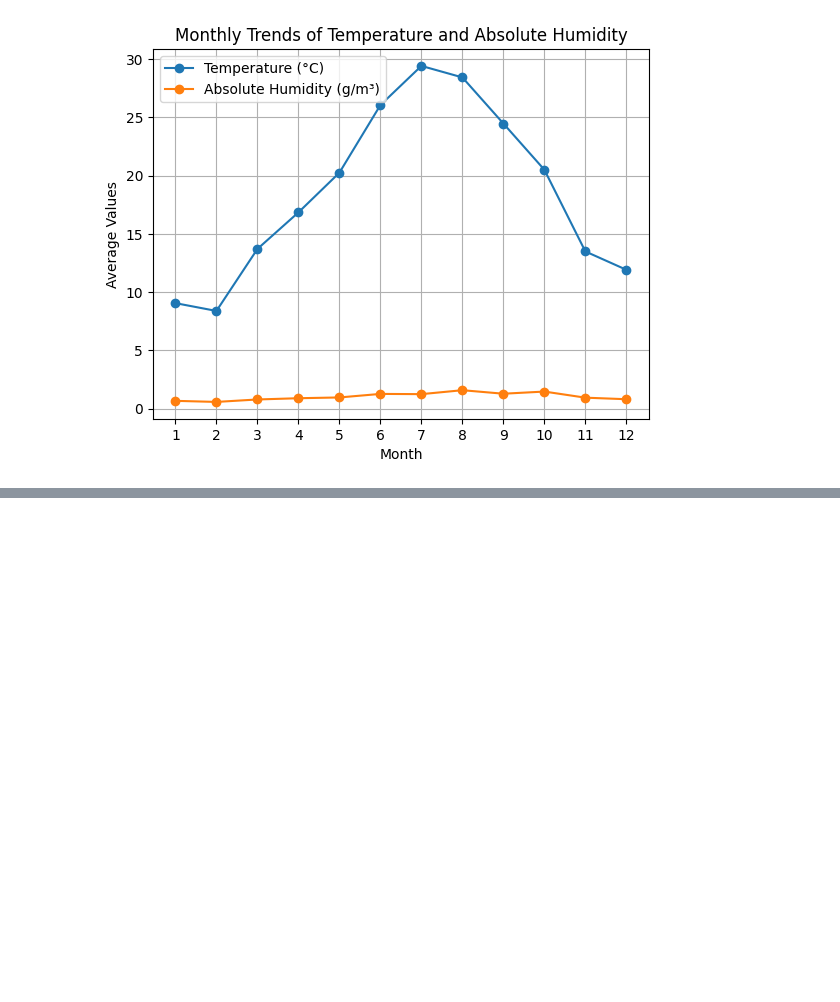
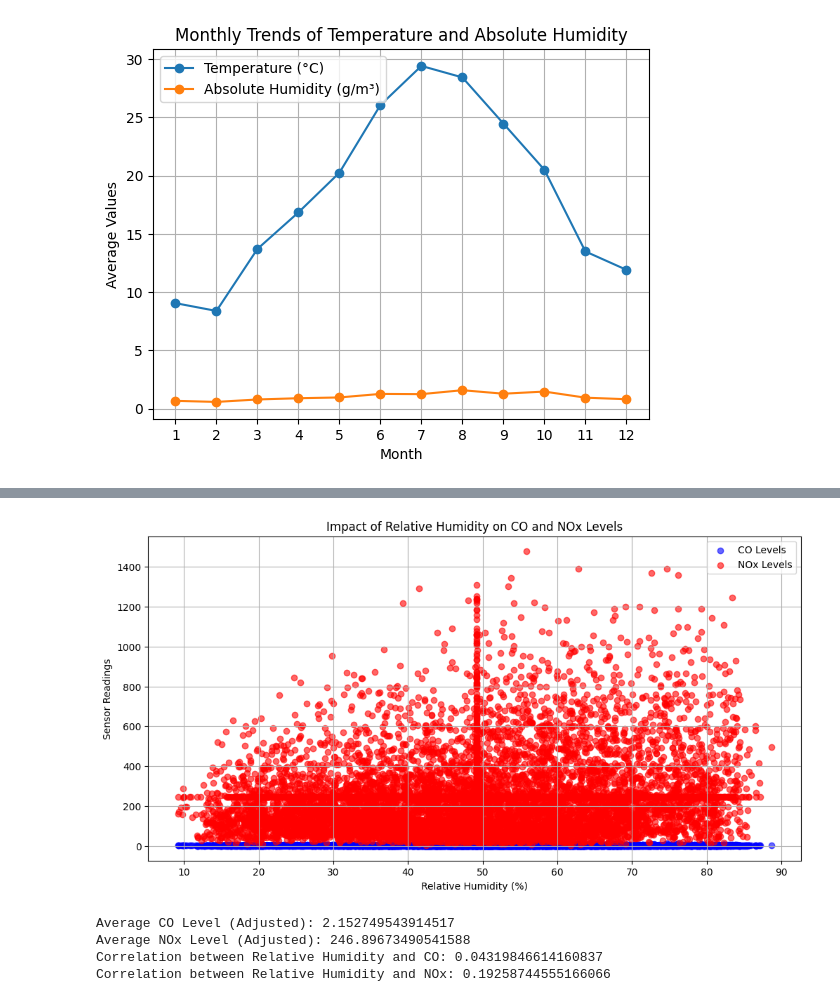
Before and after one commit to kankekarsaurabh/project, a Jupyter notebook: plot.ipynb, the cells around one changed output, grey strips where cells are left out. Cells and saved outputs as stored; diff of their text form; code cells hidden in the pictures; blank space fills up the shorter version.

```diff
--- a/plot.ipynb
+++ b/plot.ipynb
@@ -314,0 +304,48 @@ ValueError: attempt to get argmax of an empty sequence
+# %%
+
+#QUestion 5
+import pandas as pd
+import matplotlib.pyplot as plt
+
+# Load the dataset
+
+# Load the dataset
+file_path = '/Users/saurabhkankekar/Downloads/air+quality/Ques5.csv'  # Replace with actual file path
+data_ques5 = pd.read_csv(file_path)
+
+# Adjust '-200' values in the dataset with the mean of the respective column
+for column in data_ques5.columns:
+    if data_ques5[column].dtype in ['float64', 'int64']:  # Check if the column is numeric
+        mean_value = data_ques5[column][data_ques5[column] != -200].mean()
+        data_ques5[column] = data_ques5[column].replace(-200, mean_value)
+
+# Calculate averages for CO and NOx levels
+avg_co_adjusted = data_ques5['CO'].mean()
+avg_nox_adjusted = data_ques5['NOx'].mean()
+
+# Calculate correlations between Relative Humidity and pollutants
+correlation_humidity_co = data_ques5['Relative_Humidity'].corr(data_ques5['CO'])
+correlation_humidity_nox = data_ques5['Relative_Humidity'].corr(data_ques5['NOx'])
+
+# Visualization: Impact of Relative Humidity on CO and NOx levels
+plt.figure(figsize=(12, 6))
+plt.scatter(data_ques5['Relative_Humidity'], data_ques5['CO'], alpha=0.6, label='CO Levels', color='blue')
+plt.scatter(data_ques5['Relative_Humidity'], data_ques5['NOx'], alpha=0.6, label='NOx Levels', color='red')
+plt.title('Impact of Relative Humidity on CO and NOx Levels')
+plt.xlabel('Relative Humidity (%)')
+plt.ylabel('Sensor Readings')
+plt.legend()
+plt.grid()
+plt.show()
+
+# Display results
+print("Average CO Level (Adjusted):", avg_co_adjusted)
+print("Average NOx Level (Adjusted):", avg_nox_adjusted)
+print("Correlation between Relative Humidity and CO:", correlation_humidity_co)
+print("Correlation between Relative Humidity and NOx:", correlation_humidity_nox)
+# %% [output]
+[figure, added]
+Average CO Level (Adjusted): 2.152749543914517
+Average NOx Level (Adjusted): 246.89673490541588
+Correlation between Relative Humidity and CO: 0.04319846614160837
+Correlation between Relative Humidity and NOx: 0.19258744555166066
```
Also changed, not shown: parts of 8 cells of this notebook.
